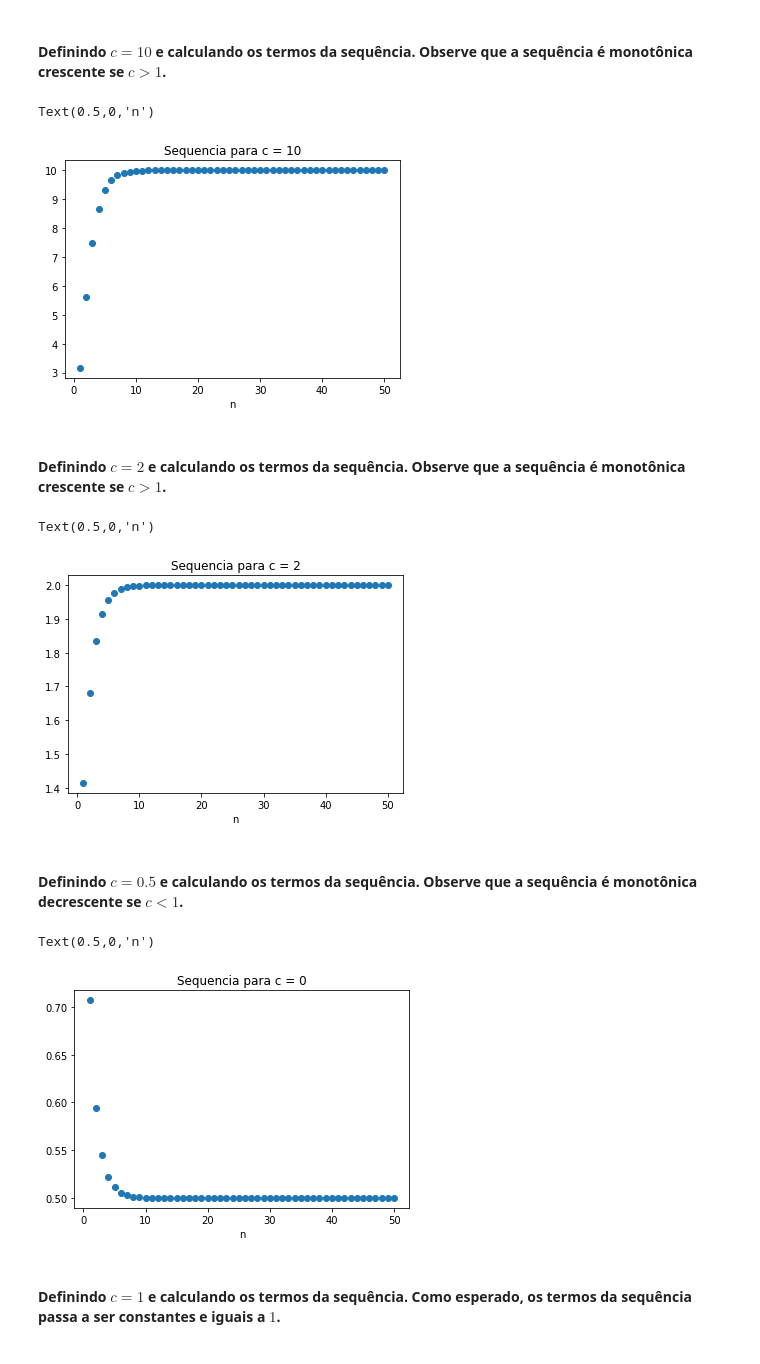
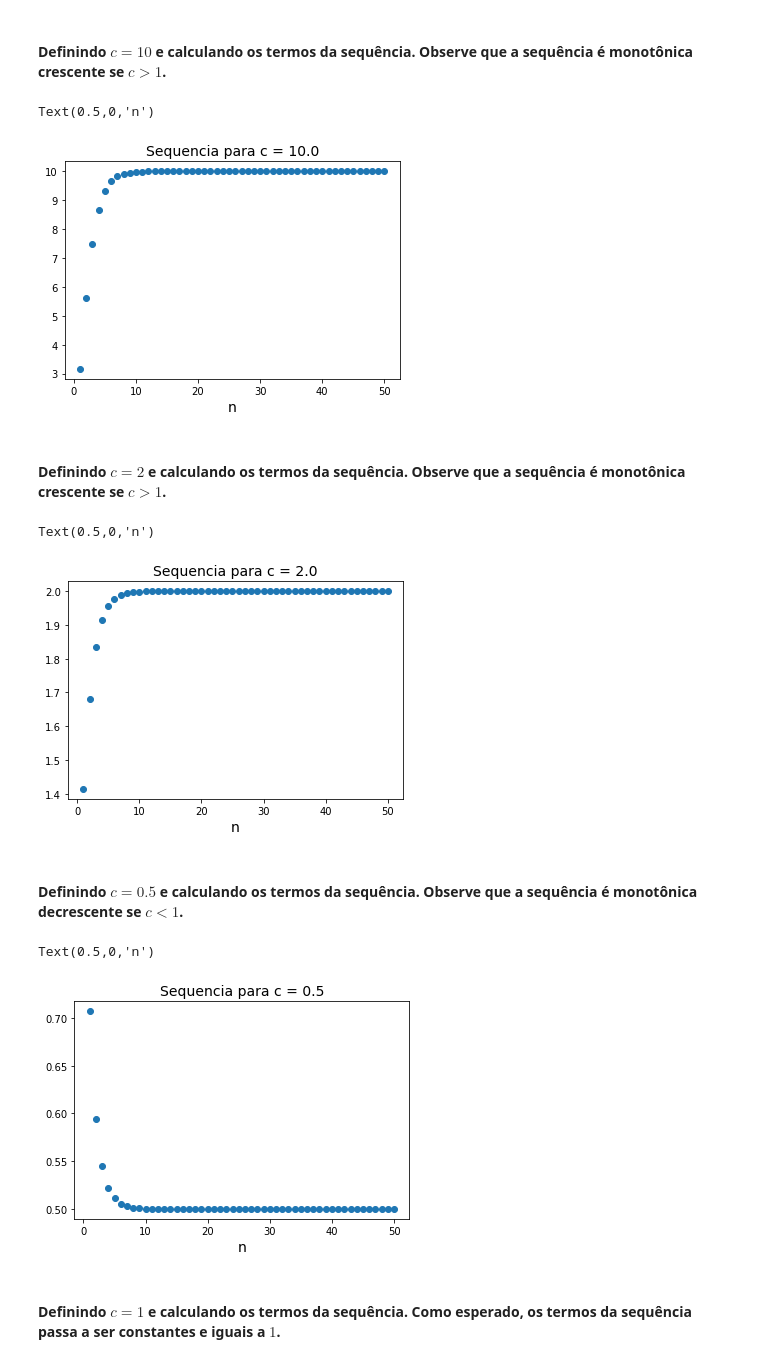
Before and after one commit to Lucas-Cerqueira/Monitoria-Metodos-2018-2, a Jupyter notebook: Lista_1/questao_5.ipynb, the cells around one changed output. Cells and saved outputs as stored; diff of their text form; code cells hidden in the pictures.

```diff
--- a/Lista_1/questao_5.ipynb
+++ b/Lista_1/questao_5.ipynb
@@ -35,33 +35,33 @@ N = 50
 c = 10
 sequencia = [c**(1 - 1.0/2**n) for n in range(1,N+1)]
 plt.plot(range(1,N+1), sequencia, 'o')
-plt.title("Sequencia para c = %i" % c)
-plt.xlabel("n")
+plt.title("Sequencia para c = %.1f" % c, fontsize=14)
+plt.xlabel("n", fontsize=14)
 # %% [output]
 Text(0.5,0,'n')
-[figure, old version]
+[figure, new version]
 # %% [markdown]
 #### Definindo $c = 2$ e calculando os termos da sequência. Observe que a sequência é monotônica crescente se $c > 1$.
 # %%
 c = 2
 sequencia = [c**(1 - 1.0/2**n) for n in range(1,N+1)]
 plt.plot(range(1,N+1), sequencia, 'o')
-plt.title("Sequencia para c = %i" % c)
-plt.xlabel("n")
+plt.title("Sequencia para c = %.1f" % c, fontsize=14)
+plt.xlabel("n", fontsize=14)
 # %% [output]
 Text(0.5,0,'n')
-[figure, old version]
+[figure, new version]
 # %% [markdown]
 #### Definindo $c = 0.5$ e calculando os termos da sequência. Observe que a sequência é monotônica decrescente se $c < 1$.
 # %%
 c = 0.5
 sequencia = [c**(1 - 1.0/2**n) for n in range(1,N+1)]
 plt.plot(range(1,N+1), sequencia, 'o')
-plt.title("Sequencia para c = %i" % c)
-plt.xlabel("n")
+plt.title("Sequencia para c = %.1f" % c, fontsize=14)
+plt.xlabel("n", fontsize=14)
 # %% [output]
 Text(0.5,0,'n')
-[figure, old version]
+[figure, new version]
 # %% [markdown]
 #### Definindo $c = 1$ e calculando os termos da sequência. Como esperado, os termos da sequência passa a ser constantes e iguais a $1$.
 # %%
```
Also changed, not shown: parts of 3 cells of this notebook, 3 other files.
